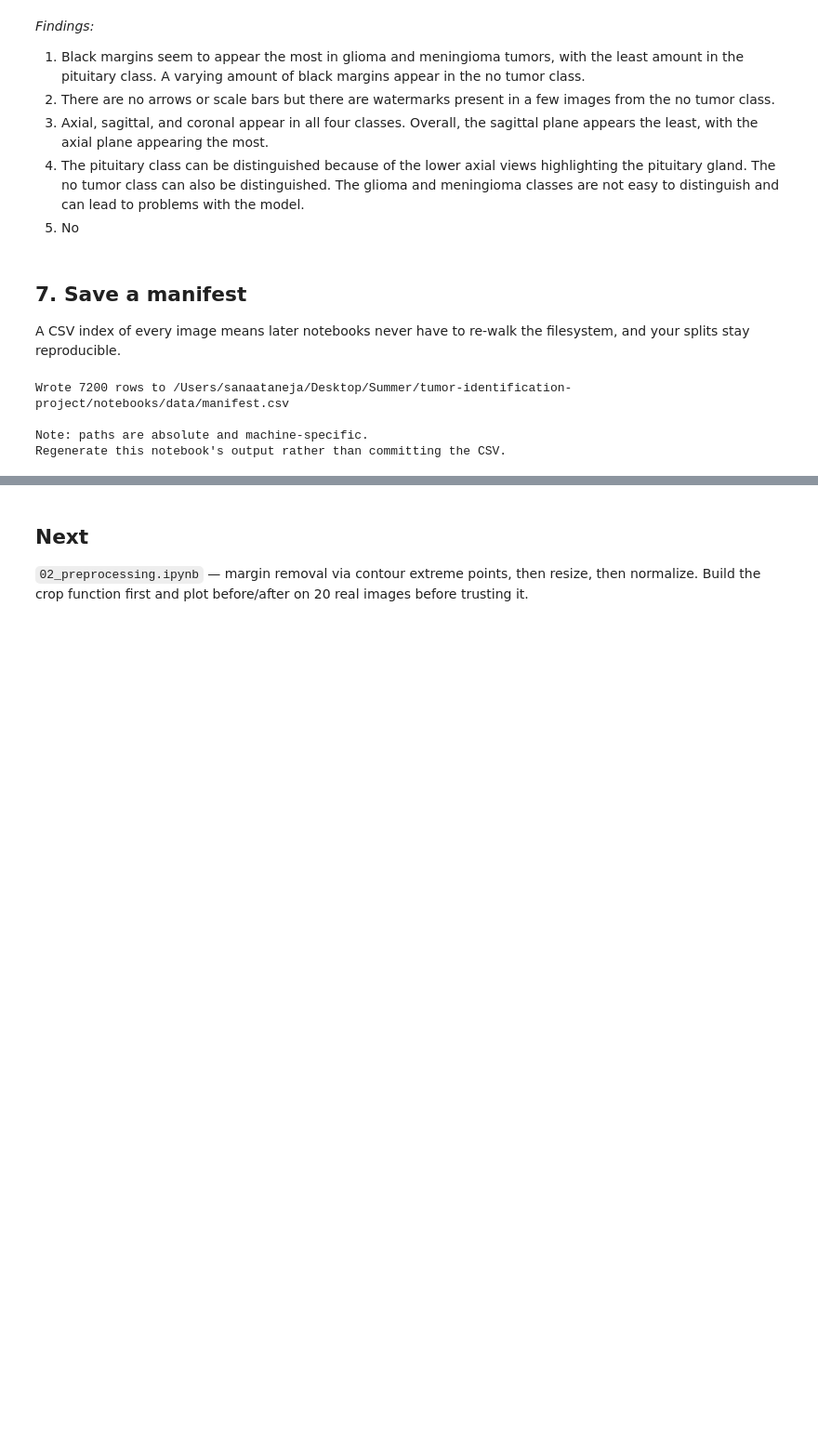
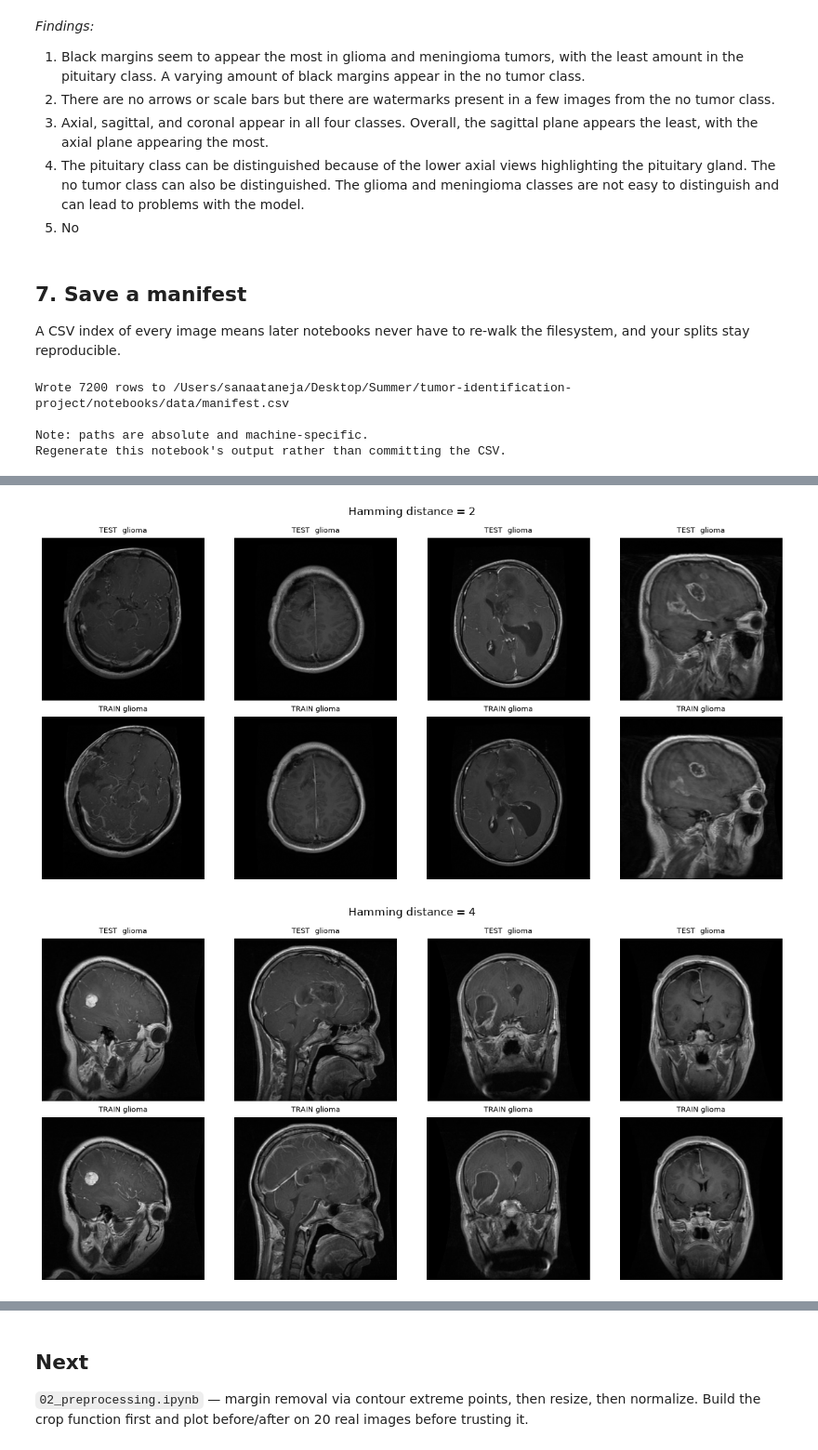
Before and after one commit to sanaa30-01/tumor-identification-project, a Jupyter notebook: notebooks/01_load_and_verify.ipynb, the cells around one changed output, grey strips where cells are left out. Shown at 93% size. Cells and saved outputs as stored; diff of their text form; code cells hidden in the pictures; blank space fills up the shorter version.

```diff
--- a/notebooks/01_load_and_verify.ipynb
+++ b/notebooks/01_load_and_verify.ipynb
@@ -472,0 +706,38 @@ Regenerate this notebook's output rather than committing the CSV.
+# %%
+# Manual inspection  — the null distribution was too
+# permissive because it sampled across classes and protocols, while flagged
+# pairs share all of those.
+#
+# Look for: same skull outline, same ventricle shape, same lesion in a
+# slightly shifted position (= adjacent slices, real duplicate) versus
+# merely similar overall layout (= different patient, false positive).
+
+for target_d in [1, 2, 3, 4]:
+    # Exact distance, not <=, so each grid shows one distance in isolation.
+    pairs = [(t, tr) for t, tr, d in cross_hits if d == target_d][:4]
+    if not pairs:
+        continue
+
+    fig, axes = plt.subplots(2, len(pairs), figsize=(3*len(pairs), 6))
+    # atleast_2d guards the len(pairs)==1 case, where subplots returns a 1-D
+    # array and axes[0, j] would raise IndexError.
+    axes = np.atleast_2d(axes)
+
+    for j, (t, tr) in enumerate(pairs):
+        # Top row = test image, bottom row = its flagged training match,
+        # so each column is one pair read vertically.
+        axes[0, j].imshow(Image.open(t).convert("L"), cmap="gray")
+        axes[0, j].set_title(f"TEST  {meta[t][1]}", fontsize=8)
+        axes[1, j].imshow(Image.open(tr).convert("L"), cmap="gray")
+        axes[1, j].set_title(f"TRAIN {meta[tr][1]}", fontsize=8)
+        for a in (axes[0, j], axes[1, j]):
+            a.axis("off")
+
+    fig.suptitle(f"Hamming distance = {target_d}")
+    plt.tight_layout(); plt.show()
+
+# Set THRESHOLD to the LARGEST distance where pairs still look like the same
+# brain, then rerun cells 2 and 3 to regenerate cross_hits and train_groups.json.
+# %% [output]
+[figure, added]
+[figure, added]
```
Also changed, not shown: parts of 11 cells of this notebook, 2 other files.
